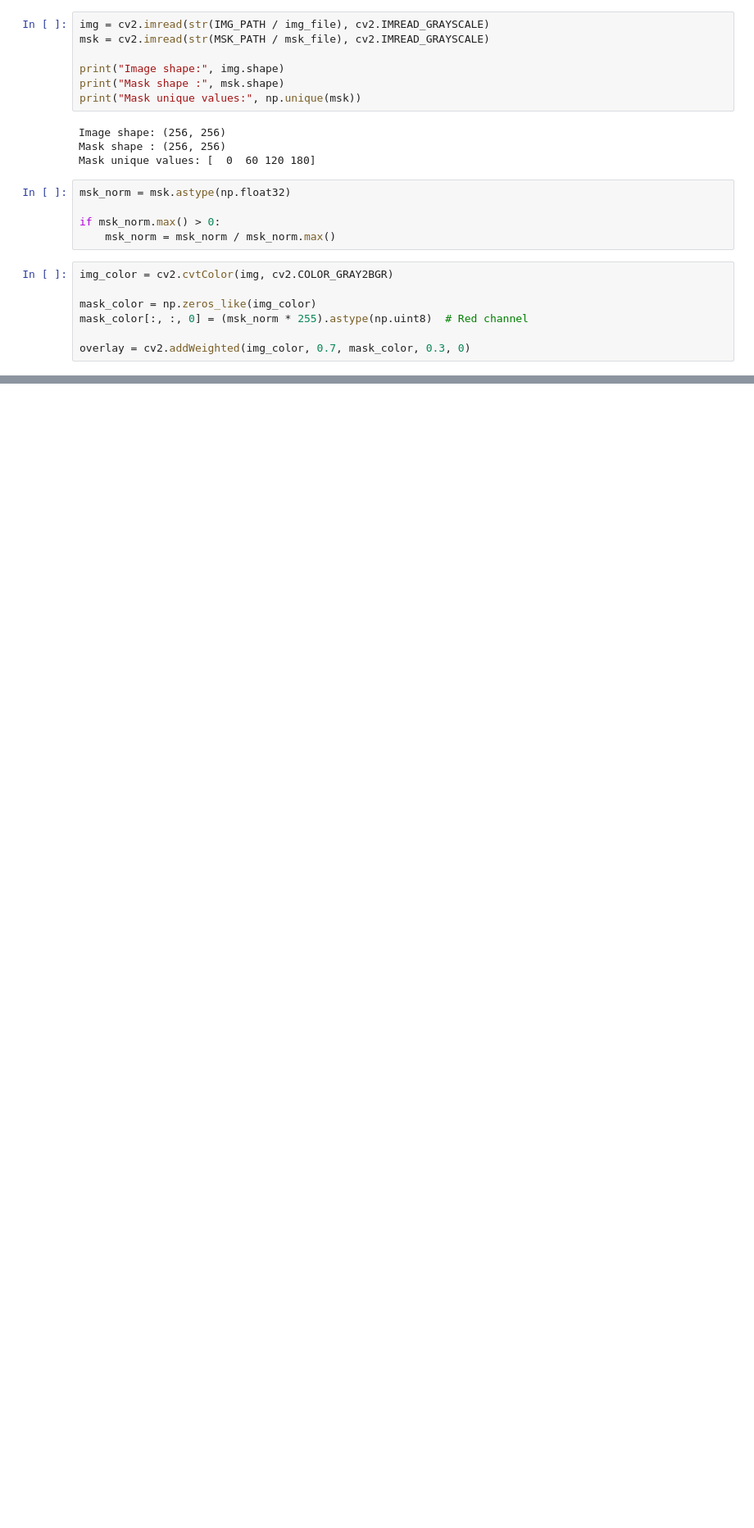
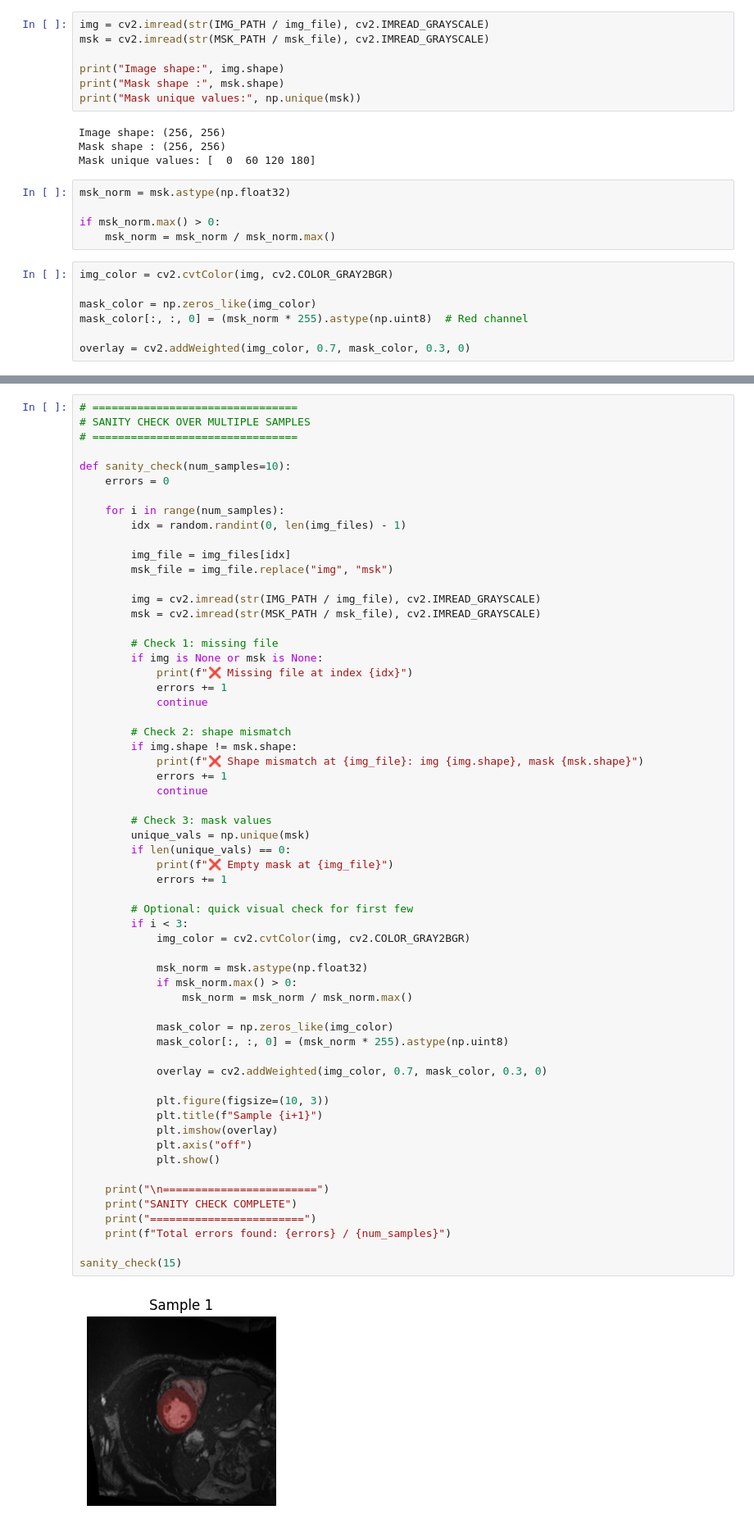
Before and after one commit to shahtaz/machine, a Jupyter notebook: notebooks/notebook.ipynb, the cells around one changed output, grey strips where cells are left out. Shown at 82% size. Saved outputs shown, nothing was run; the diff lists cells and outputs as text; blank space fills up the shorter version.

```diff
--- a/notebooks/notebook.ipynb
+++ b/notebooks/notebook.ipynb
@@ -82,0 +83,62 @@ plt.show()
+# %%
+# ================================
+# SANITY CHECK OVER MULTIPLE SAMPLES
+# ================================
+
+def sanity_check(num_samples=10):
+    errors = 0
+
+    for i in range(num_samples):
+        idx = random.randint(0, len(img_files) - 1)
+
+        img_file = img_files[idx]
+        msk_file = img_file.replace("img", "msk")
+
+        img = cv2.imread(str(IMG_PATH / img_file), cv2.IMREAD_GRAYSCALE)
+        msk = cv2.imread(str(MSK_PATH / msk_file), cv2.IMREAD_GRAYSCALE)
+
+        # Check 1: missing file
+        if img is None or msk is None:
+            print(f"❌ Missing file at index {idx}")
+            errors += 1
+            continue
+
+        # Check 2: shape mismatch
+        if img.shape != msk.shape:
+            print(f"❌ Shape mismatch at {img_file}: img {img.shape}, mask {msk.shape}")
+            errors += 1
+            continue
+
+        # Check 3: mask values
+        unique_vals = np.unique(msk)
+        if len(unique_vals) == 0:
+            print(f"❌ Empty mask at {img_file}")
+            errors += 1
+
+        # Optional: quick visual check for first few
+        if i < 3:
+            img_color = cv2.cvtColor(img, cv2.COLOR_GRAY2BGR)
+
+            msk_norm = msk.astype(np.float32)
+            if msk_norm.max() > 0:
+                msk_norm = msk_norm / msk_norm.max()
+
+            mask_color = np.zeros_like(img_color)
+            mask_color[:, :, 0] = (msk_norm * 255).astype(np.uint8)
+
+            overlay = cv2.addWeighted(img_color, 0.7, mask_color, 0.3, 0)
+
+            plt.figure(figsize=(10, 3))
+            plt.title(f"Sample {i+1}")
+            plt.imshow(overlay)
+            plt.axis("off")
+            plt.show()
+
+    print("\n========================")
+    print("SANITY CHECK COMPLETE")
+    print("========================")
+    print(f"Total errors found: {errors} / {num_samples}")
+
+sanity_check(15)
+# %% [output]
+[figure, added]
```
Also changed, not shown: parts of 4 cells of this notebook, 4 other files.
